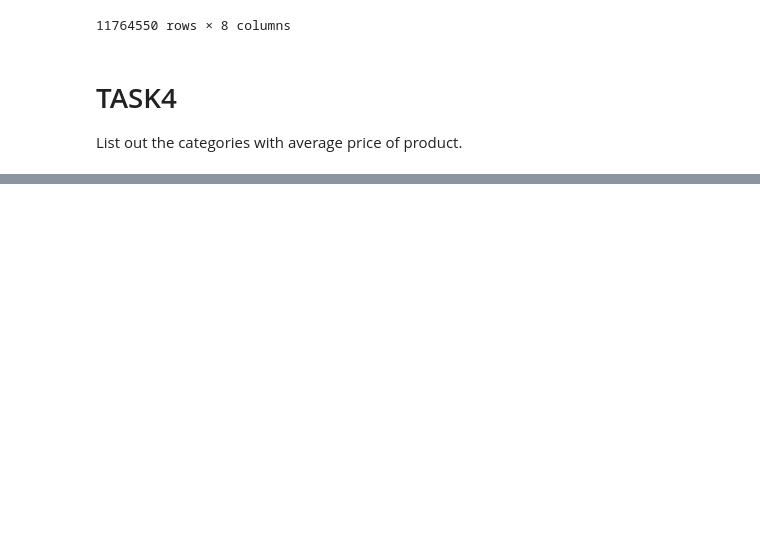
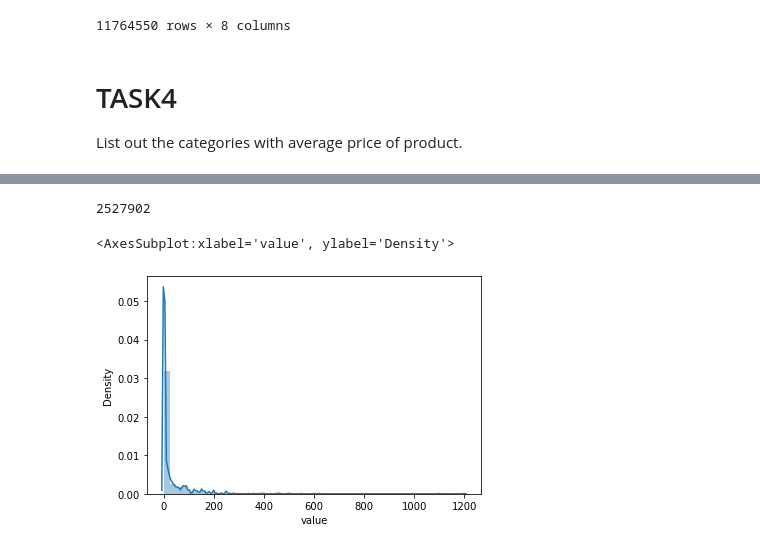
Before and after one commit to Taofeek26/data_sciene_task, a Jupyter notebook: assignment/task.ipynb, the cells around one changed output, grey strips where cells are left out. Drawn from its saved outputs; the diff is of its cells as text; code cells hidden in the pictures; blank space fills up the shorter version.

```diff
--- a/assignment/task.ipynb
+++ b/assignment/task.ipynb
@@ -225,0 +225,4 @@ product[product['value'] >= average_price_of_product]
+# %%
+product[product['value'] >= average_price_of_product]['category'].count()
+# %% [output]
+2527902
@@ -225,0 +233,6 @@ product[product['value'] >= average_price_of_product]
+# %%
+plt.subplots(figsize=(20,20))
+sns.distplot(product['value'])
+# %% [output]
+<AxesSubplot:xlabel='value', ylabel='Density'>
+[figure, added]
```
Also changed, not shown: parts of 13 cells of this notebook.
